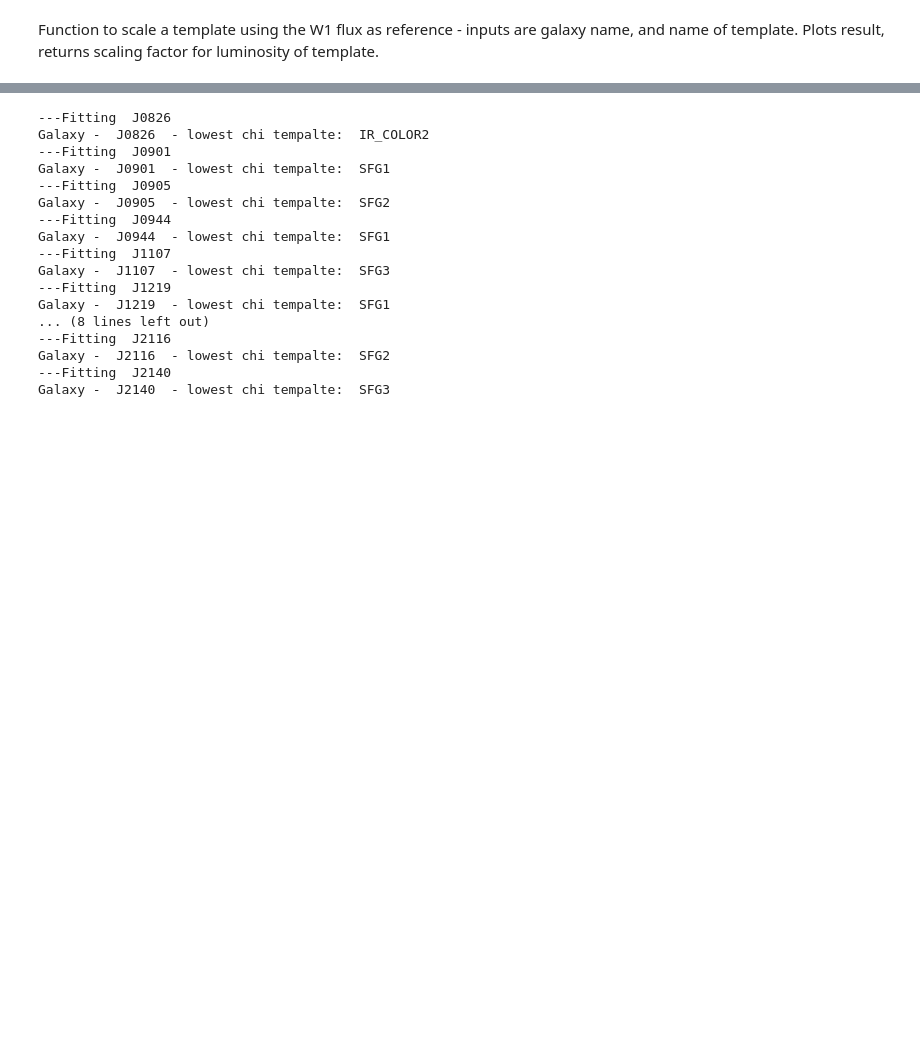
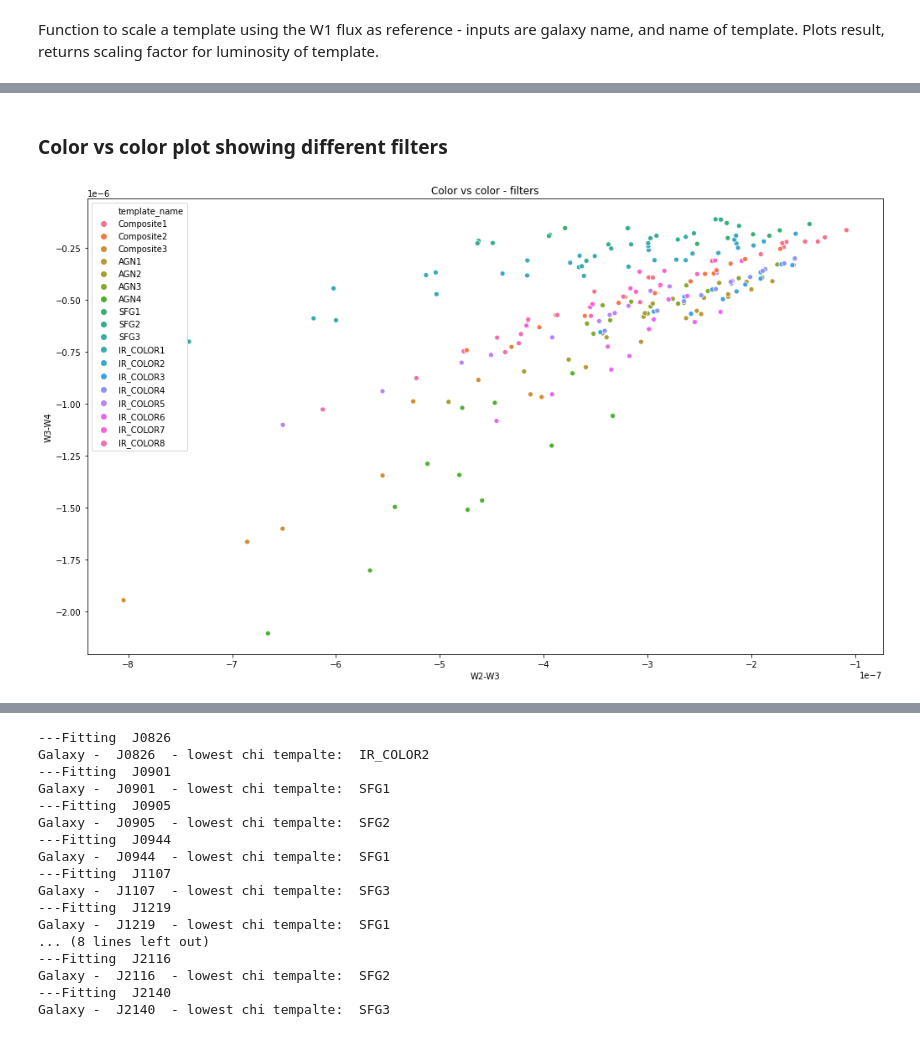
Before and after one commit to aleksds/bates_galaxies_lab, a Jupyter notebook: hst/cb_hst_sedfit.ipynb, the cells around one changed output, grey strips where cells are left out. Saved outputs shown, nothing was run; the diff lists cells and outputs as text; code cells hidden in the pictures; blank space fills up the shorter version.

Commit message:
Updated plots

```diff
--- a/hst/cb_hst_sedfit.ipynb
+++ b/hst/cb_hst_sedfit.ipynb
@@ -94,6 +77,12 @@ wave = np.array([0.1528, 0.2271, 0.3543, 0.477, 0.6231, 0.7625, 0.9134, 3.368, 4
 templates = ['Composite1', 'Composite2', 'Composite3', 'AGN1', 'AGN2', 'AGN3', 'AGN4', 'SFG1', 'SFG2', 'SFG3',
              'IR_COLOR1', 'IR_COLOR2', 'IR_COLOR3', 'IR_COLOR4', 'IR_COLOR5', 'IR_COLOR6', 'IR_COLOR7', 'IR_COLOR8']
 gals = ['J0826', 'J0901', 'J0905', 'J0944', 'J1107', 'J1219', 'J1341', 'J1506', 'J1558', 'J1613', 'J2116', 'J2140']
+cols = {'Composite1':'silver', 'Composite2':'rosybrown', 'Composite3':'darksalmon',
+        'AGN1':'cornflowerblue', 'AGN2':'blue', 'AGN3':'slateblue', 'AGN4':'paleturquoise',
+        'SFG1':'blueviolet', 'SFG2':'plum', 'SFG3':'mediumorchid',
+        'IR_COLOR1':'olive', 'IR_COLOR2':'olivedrab', 'IR_COLOR3':'yellowgreen', 'IR_COLOR4':'greenyellow',
+        'IR_COLOR5':'lawngreen', 'IR_COLOR6':'lightgreen', 'IR_COLOR7':'darkgreen', 'IR_COLOR8':'aquamarine'}
+fits_cols = ['galaxy', 'template_name', 'filter', 'mags', 'wave_eff', 'model_phot']
 # %% [markdown]
 # Read templates
 # %%
@@ -112,3 +101,9 @@ def mask_wave(temp_wavel, target_wave):
     return np.abs(temp_wavel-target_wave) == np.amin(np.abs(temp_wavel-target_wave))
 # %% [markdown]
 Function to scale a template using the W1 flux as reference - inputs are galaxy name, and name of template. Plots result, returns scaling factor for luminosity of template.
+# %%
+tempsdf = pd.DataFrame([],columns=['rest_wavelength','luminosity','DLnu'])
+for temp_name in templates:
+    newdf = read_template(temp_name)
+    newdf['template_name'] = [temp_name for i in range(newdf.shape[0])]
+    tempsdf = tempsdf.append(newdf)
@@ -114,0 +160,9 @@ Function to scale a template using the W1 flux as reference - inputs are galaxy
+# %%
+sed_fits = pd.DataFrame([],columns=fits_cols)
+
+for gal in umeh.index.values:
+    print("---Fitting ", gal)
+    for tem in templates:
+        sed_fits = sed_fits.append(whatever(gal, tem))
+sed_fits.reset_index(inplace=True, drop=True)
+sed_fits.head()
@@ -114,0 +223,14 @@ Function to scale a template using the W1 flux as reference - inputs are galaxy
+# %% [markdown]
+### Color vs color plot showing different filters
+# %%
+fig = plt.figure(figsize=(17,10))
+ax = fig.add_subplot()
+sns.scatterplot(x=sed_fits[sed_fits['filter'] == 'wise_w2'].model_phot.array-sed_fits[sed_fits['filter'] == 'wise_w3'].model_phot.array,
+                y=sed_fits[sed_fits['filter'] == 'wise_w3'].model_phot.array-sed_fits[sed_fits['filter'] == 'wise_w4'].model_phot.array,
+                data=sed_fits.iloc[::4,:].reset_index(), hue='template_name', ax=ax)
+ax.set_ylabel('W3-W4')
+ax.set_xlabel('W2-W3')
+ax.set_title('Color vs color - filters')
+plt.savefig('color_byfilt.png')
+# %% [output]
+[figure, added]
```
Also changed, not shown: parts of 16 cells of this notebook.
